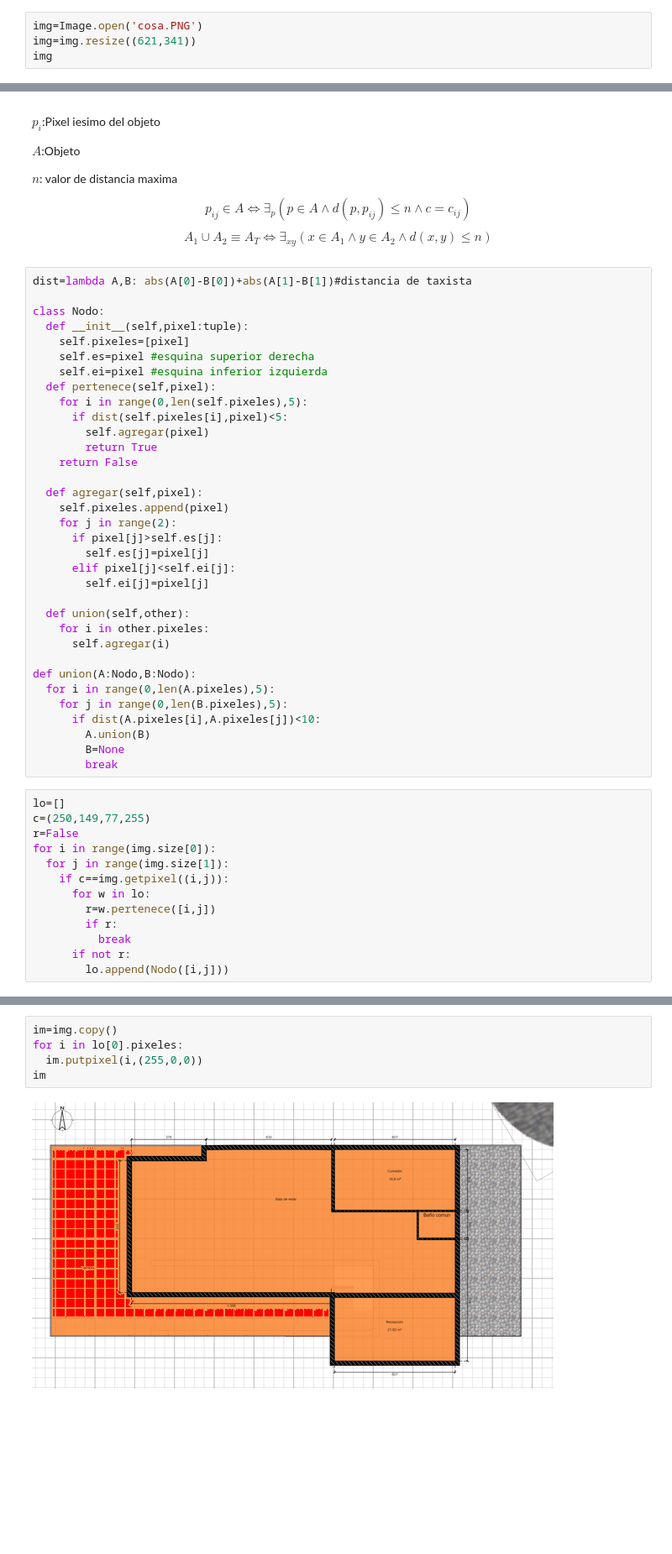
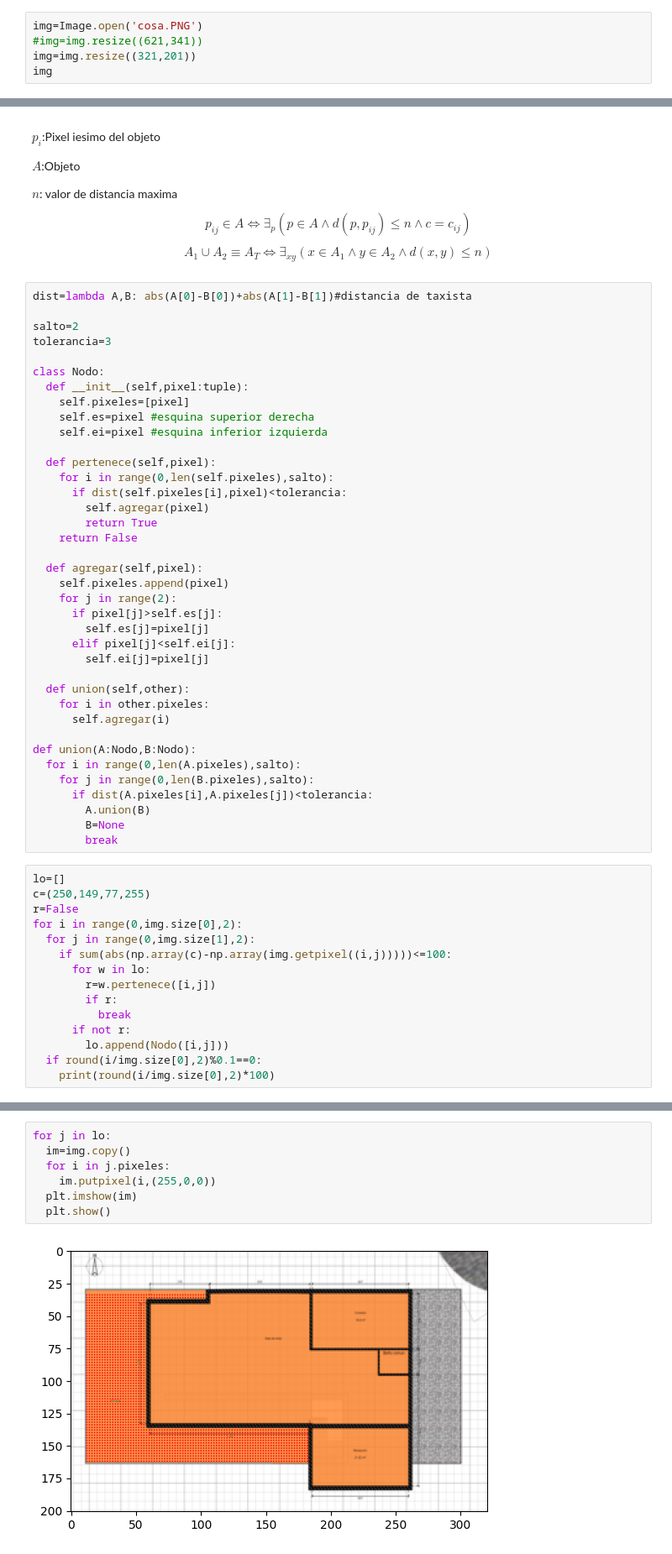
Before and after one commit to Michael-Jimenez-C/CieCom2, a Jupyter notebook: proyecto_CII.ipynb, the cells around one changed output, grey strips where cells are left out. Shown at 84% size. Drawn from its saved outputs; the diff is of its cells as text; blank space fills up the shorter version.

```diff
--- a/proyecto_CII.ipynb
+++ b/proyecto_CII.ipynb
@@ -133,6 +133,7 @@ La habitación 1 debe reducir la temperatura con 20.62412285994375
 from PIL import *
 # %%
 img=Image.open('cosa.PNG')
-img=img.resize((621,341))
+#img=img.resize((621,341))
+img=img.resize((321,201))
 img
 # %% [output]
@@ -155,15 +156,19 @@ $$p_{ij}\in A \iff \exists_{p}(p\in A \land d(p,p_{ij})\leq n \land c=c_{ij})$$
 $$A_1\cup A_2 \equiv A_T \iff \exists_{xy}(x\in A_1 \land y\in A_2 \land d(x,y) \leq n)$$
 # %%
 dist=lambda A,B: abs(A[0]-B[0])+abs(A[1]-B[1])#distancia de taxista
+
+salto=2
+tolerancia=3
 
 class Nodo:
   def __init__(self,pixel:tuple):
     self.pixeles=[pixel]
     self.es=pixel #esquina superior derecha
     self.ei=pixel #esquina inferior izquierda
+
   def pertenece(self,pixel):
-    for i in range(0,len(self.pixeles),5):
-      if dist(self.pixeles[i],pixel)<5:
+    for i in range(0,len(self.pixeles),salto):
+      if dist(self.pixeles[i],pixel)<tolerancia:
         self.agregar(pixel)
         return True
     return False
@@ -181,9 +186,9 @@ class Nodo:
       self.agregar(i)
 
 def union(A:Nodo,B:Nodo):
-  for i in range(0,len(A.pixeles),5):
-    for j in range(0,len(B.pixeles),5):
-      if dist(A.pixeles[i],A.pixeles[j])<10:
+  for i in range(0,len(A.pixeles),salto):
+    for j in range(0,len(B.pixeles),salto):
+      if dist(A.pixeles[i],A.pixeles[j])<tolerancia:
         A.union(B)
         B=None
         break
@@ -191,12 +196,14 @@ def union(A:Nodo,B:Nodo):
 lo=[]
 c=(250,149,77,255)
 r=False
-for i in range(img.size[0]):
-  for j in range(img.size[1]):
-    if c==img.getpixel((i,j)):
+for i in range(0,img.size[0],2):
+  for j in range(0,img.size[1],2):
+    if sum(abs(np.array(c)-np.array(img.getpixel((i,j)))))<=100:
       for w in lo:
         r=w.pertenece([i,j])
         if r:
           break
       if not r:
         lo.append(Nodo([i,j]))
+  if round(i/img.size[0],2)%0.1==0:
+    print(round(i/img.size[0],2)*100)
@@ -203,7 +218,9 @@ for i in range(img.size[0]):
 # %%
-im=img.copy()
-for i in lo[0].pixeles:
-  im.putpixel(i,(255,0,0))
-im
+for j in lo:
+  im=img.copy()
+  for i in j.pixeles:
+    im.putpixel(i,(255,0,0))
+  plt.imshow(im)
+  plt.show()
 # %% [output]
-[figure, old version]
+[figure, new version]
```
Also changed, not shown: parts of 5 cells of this notebook.
